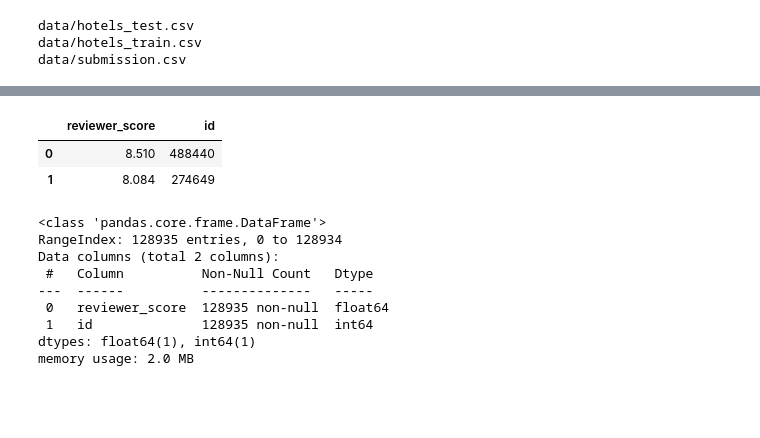
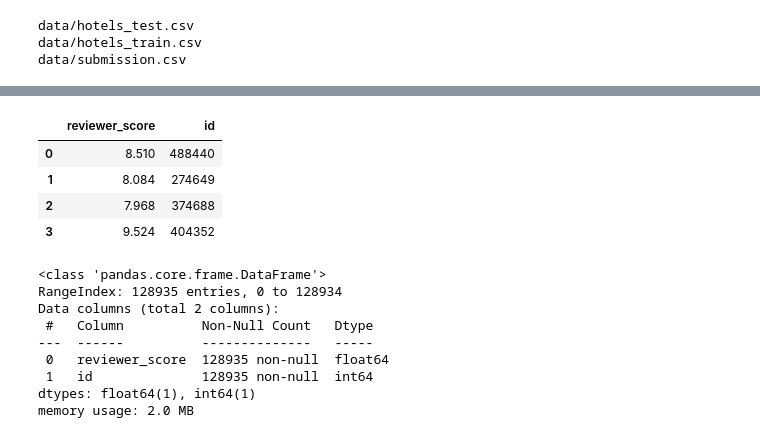
Before and after one commit to vokhmianin-da/Project-3-Holels-for-Kaggle, a Jupyter notebook: Project 3 Hotels.ipynb, the cells around one changed output, grey strips where cells are left out. Cells and saved outputs as stored; diff of their text form; code cells hidden in the pictures; blank space fills up the shorter version.

```diff
--- a/Project 3 Hotels.ipynb
+++ b/Project 3 Hotels.ipynb
@@ -100,11 +102,13 @@ df_test.head(4)
 | 2 | Mallorca 251 Eixample 08008 Barce... | 46 | 11/26/2015 | 8.3 | Alexandra Barcelona A DoubleTree ... | Sweden | ... |
 | 3 | Piazza Della Repubblica 17 Centra... | 241 | 10/17/2015 | 9.1 | Hotel Principe Di Savoia | United States of America | ... |
 # %%
-sample_submission.head(2)
+sample_submission.head(4)
 # %% [output]
 |  | reviewer_score | id |
 | 0 | 8.510 | 488440 |
 | 1 | 8.084 | 274649 |
+| 2 | 7.968 | 374688 |
+| 3 | 9.524 | 404352 |
 # %%
 sample_submission.info()
 # %% [output]
```
Also changed, not shown: parts of 34 cells of this notebook.
